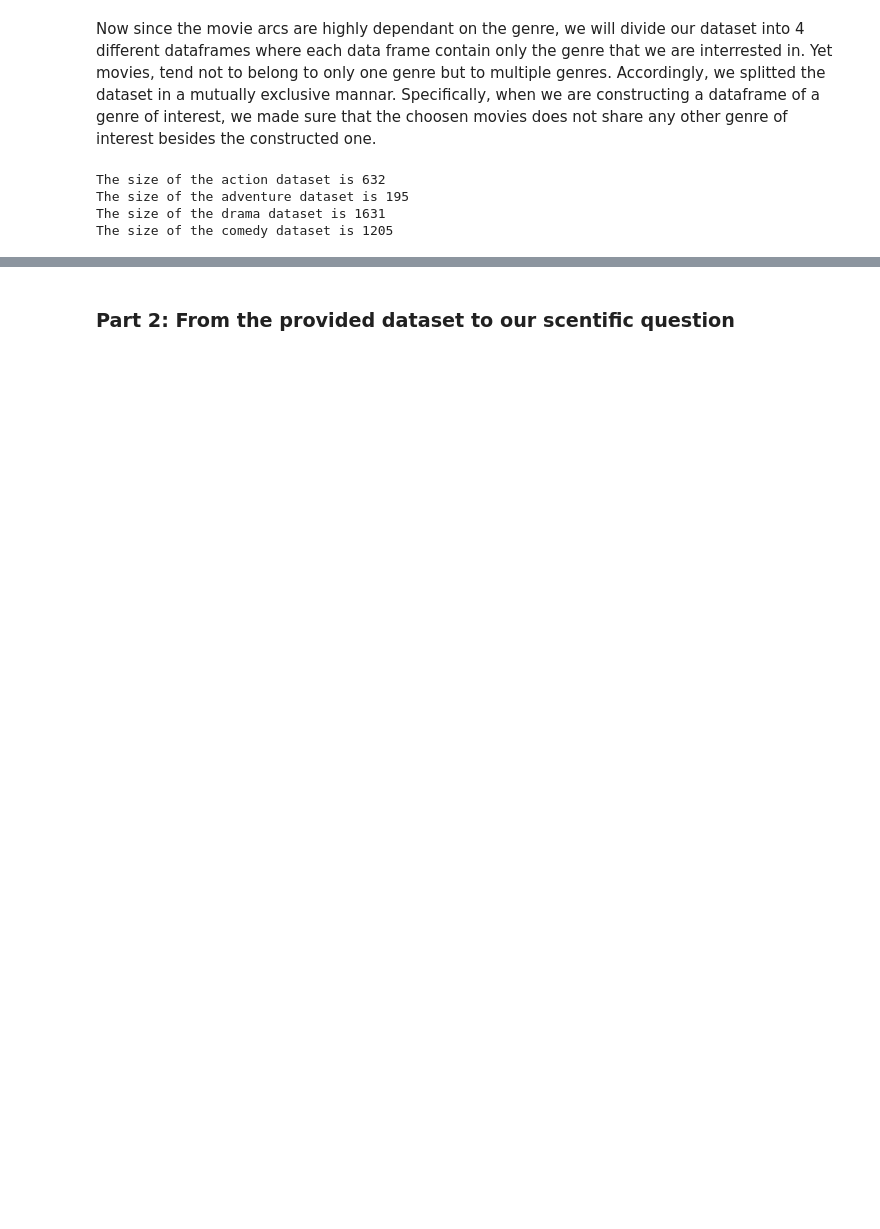
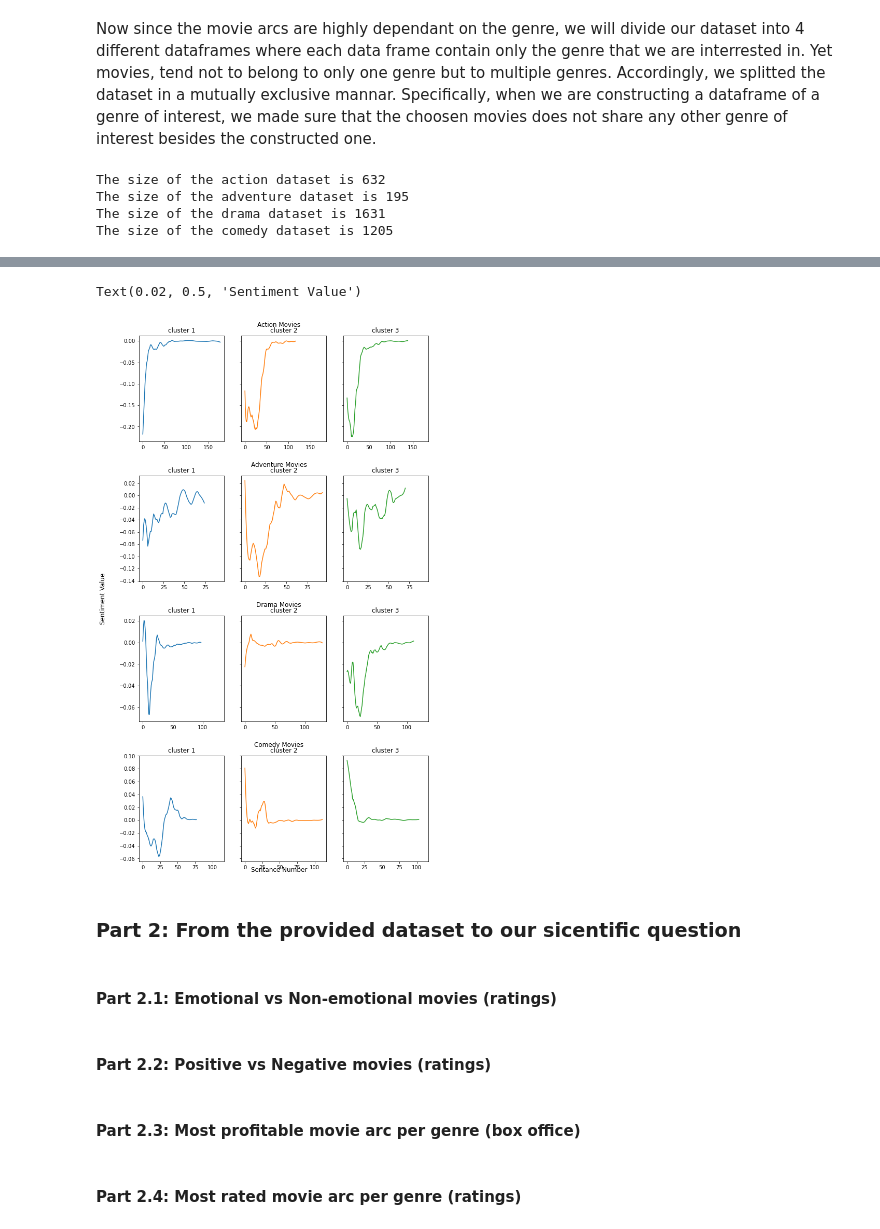
Before and after one commit to epfl-ada/project-RuntimeTerror, a Jupyter notebook: milestone2.ipynb, the cells around one changed output, grey strips where cells are left out. Saved outputs shown, nothing was run; the diff lists cells and outputs as text; code cells hidden in the pictures; blank space fills up the shorter version.

```diff
--- a/milestone2.ipynb
+++ b/milestone2.ipynb
@@ -207,3 +269,41 @@ Text(0.04, 0.5, 'Sentiment Value')
+# %%
+fig = plt.figure(figsize = (10,15))
+
+# form data loader of the different clusters
+dataset_by_genre = {"Action": action_df, "Adventure": adventure_df, "Drama":drama_df, "Comedy":comedy_df}
+
+subfigs = fig.subfigures(nrows=4, ncols=1)
+for index, jointed_genres in enumerate(zip(dataset_by_genre.keys(), subfigs)):
+    jointed_genres[1].suptitle(f"{jointed_genres[0]} Movies")
+    groued_dataset = dataset_by_genre[jointed_genres[0]].groupby("cluster_id")
+    colors = plt.rcParams["axes.prop_cycle"]()
+
+    # create 1x3 subplots per subfig
+    axs = jointed_genres[1].subplots(nrows=1, ncols=3, sharex=True, sharey=True)
+    for key in groued_dataset.groups.keys():
+
+        # get color
+        c = next(colors)["color"]
+        common_featurs= savgol_filter(get_most_common_movie_arc(groued_dataset.get_group(key)["plot_scores"]), 11, 3)
+
+        # filter value
+        axs[key].plot(common_featurs, color=c)
+        axs[key].set_title(f"cluster {key + 1}")
+
+# common axis label
+fig.supxlabel('Sentance Number')
+fig.supylabel('Sentiment Value')
+# %% [output]
+Text(0.02, 0.5, 'Sentiment Value')
+[figure, added]
 # %% [markdown]
-### Part 2: From the provided dataset to our scentific question
+### Part 2: From the provided dataset to our sicentific question
+# %% [markdown]
+#### Part 2.1: Emotional vs Non-emotional movies (ratings)
+# %% [markdown]
+#### Part 2.2: Positive vs Negative movies (ratings)
+# %% [markdown]
+#### Part 2.3: Most profitable movie arc per genre (box office)
+# %% [markdown]
+#### Part 2.4: Most rated movie arc per genre (ratings)
 # %%
```
Also changed, not shown: parts of 16 cells of this notebook.
